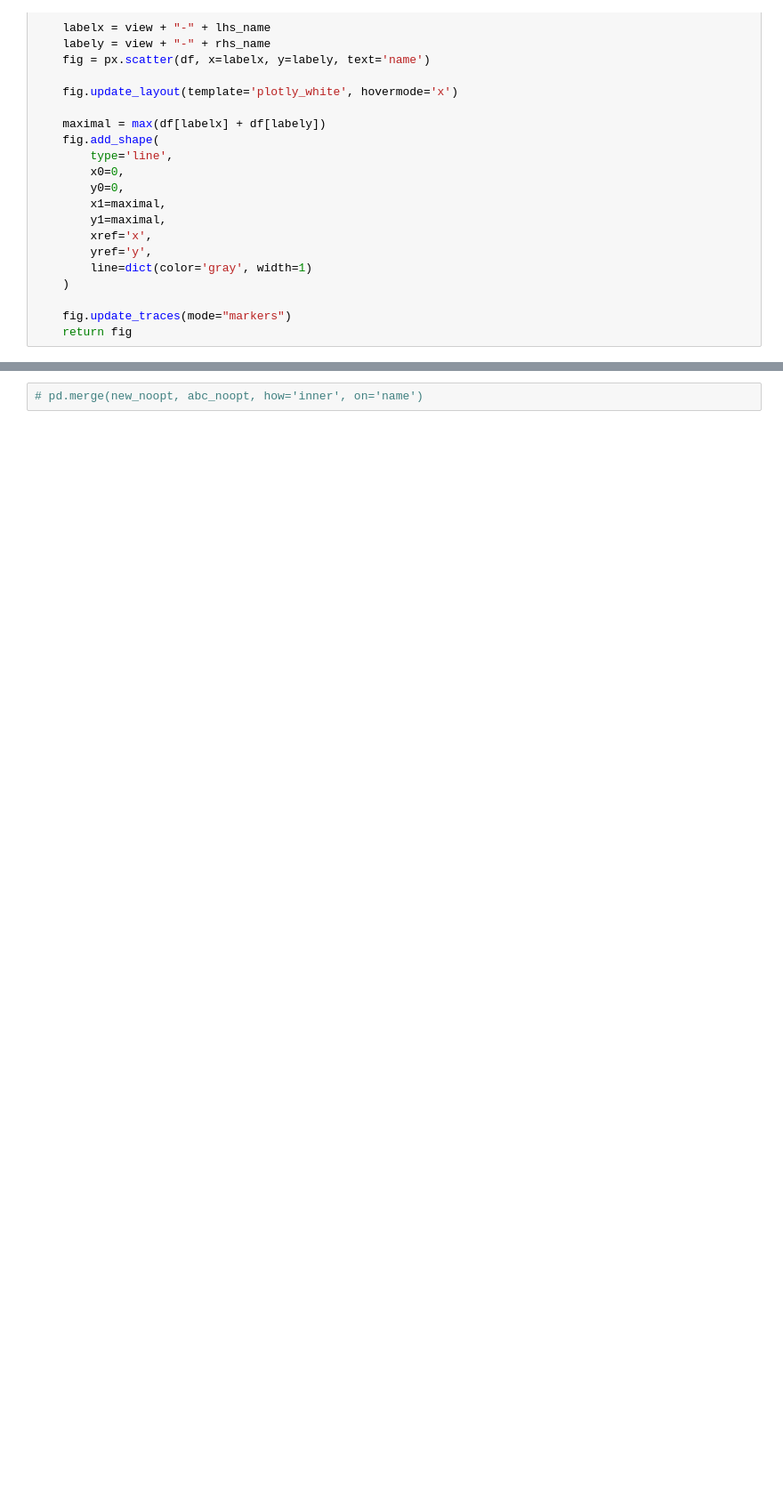
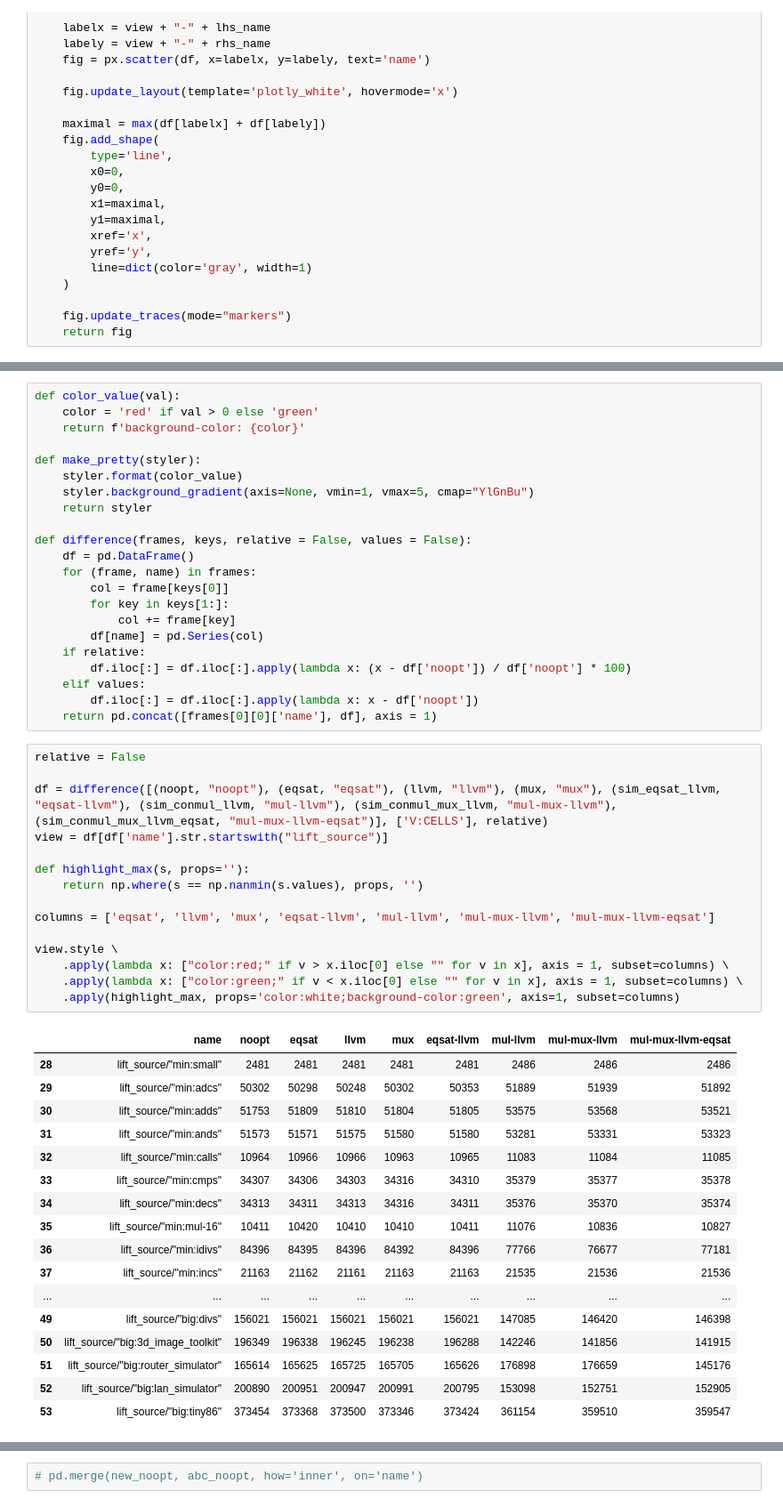
Before and after one commit to trailofbits/circuitous-benchmarks, a Jupyter notebook: scripts/stats.ipynb, the cells around one changed output, grey strips where cells are left out. Shown: that part at 89% size. Drawn from its saved outputs; the diff is of its cells as text; blank space fills up the shorter version.

```diff
--- a/scripts/stats.ipynb
+++ b/scripts/stats.ipynb
@@ -63,0 +93,55 @@ def scatter(lhs, rhs, view):
+# %%
+def color_value(val):
+    color = 'red' if val > 0 else 'green'
+    return f'background-color: {color}'
+
+def make_pretty(styler):
+    styler.format(color_value)
+    styler.background_gradient(axis=None, vmin=1, vmax=5, cmap="YlGnBu")
+    return styler
+
+def difference(frames, keys, relative = False, values = False):
+    df = pd.DataFrame()
+    for (frame, name) in frames:
+        col = frame[keys[0]]
+        for key in keys[1:]:
+            col += frame[key]
+        df[name] = pd.Series(col)
+    if relative:
+        df.iloc[:] = df.iloc[:].apply(lambda x: (x - df['noopt']) / df['noopt'] * 100)
+    elif values:
+        df.iloc[:] = df.iloc[:].apply(lambda x: x - df['noopt'])
+    return pd.concat([frames[0][0]['name'], df], axis = 1)
+# %%
+relative = False
+
+df = difference([(noopt, "noopt"), (eqsat, "eqsat"), (llvm, "llvm"), (mux, "mux"), (sim_eqsat_llvm, "eqsat-llvm"), (sim_conmul_llvm, "mul-llvm"), (sim_conmul_mux_llvm, "mul-mux-llvm"), (sim_conmul_mux_llvm_eqsat, "mul-mux-llvm-eqsat")], ['V:CELLS'], relative)
+view = df[df['name'].str.startswith("lift_source")]
+
+def highlight_max(s, props=''):
+    return np.where(s == np.nanmin(s.values), props, '')
+
+columns = ['eqsat', 'llvm', 'mux', 'eqsat-llvm', 'mul-llvm', 'mul-mux-llvm', 'mul-mux-llvm-eqsat']
+
+view.style \
+    .apply(lambda x: ["color:red;" if v > x.iloc[0] else "" for v in x], axis = 1, subset=columns) \
+    .apply(lambda x: ["color:green;" if v < x.iloc[0] else "" for v in x], axis = 1, subset=columns) \
+    .apply(highlight_max, props='color:white;background-color:green', axis=1, subset=columns)
+# %% [output]
+|  | name | noopt | eqsat | llvm | mux | eqsat-llvm | mul-llvm | mul-mux-llvm | mul-mux-llvm-eqsat |
+| 28 | lift_source/"min:small" | 2481 | 2481 | 2481 | 2481 | 2481 | 2486 | 2486 | 2486 |
+| 29 | lift_source/"min:adcs" | 50302 | 50298 | 50248 | 50302 | 50353 | 51889 | 51939 | 51892 |
+| 30 | lift_source/"min:adds" | 51753 | 51809 | 51810 | 51804 | 51805 | 53575 | 53568 | 53521 |
+| 31 | lift_source/"min:ands" | 51573 | 51571 | 51575 | 51580 | 51580 | 53281 | 53331 | 53323 |
+| 32 | lift_source/"min:calls" | 10964 | 10966 | 10966 | 10963 | 10965 | 11083 | 11084 | 11085 |
+| 33 | lift_source/"min:cmps" | 34307 | 34306 | 34303 | 34316 | 34310 | 35379 | 35377 | 35378 |
+| 34 | lift_source/"min:decs" | 34313 | 34311 | 34313 | 34316 | 34311 | 35376 | 35370 | 35374 |
+| 35 | lift_source/"min:mul-16" | 10411 | 10420 | 10410 | 10410 | 10411 | 11076 | 10836 | 10827 |
+| 36 | lift_source/"min:idivs" | 84396 | 84395 | 84396 | 84392 | 84396 | 77766 | 76677 | 77181 |
+| 37 | lift_source/"min:incs" | 21163 | 21162 | 21161 | 21163 | 21163 | 21535 | 21536 | 21536 |
+| ... | ... | ... | ... | ... | ... | ... | ... | ... | ... |
+| 49 | lift_source/"big:divs" | 156021 | 156021 | 156021 | 156021 | 156021 | 147085 | 146420 | 146398 |
+| 50 | lift_source/"big:3d_image_toolkit" | 196349 | 196338 | 196245 | 196238 | 196288 | 142246 | 141856 | 141915 |
+| 51 | lift_source/"big:router_simulator" | 165614 | 165625 | 165725 | 165705 | 165626 | 176898 | 176659 | 145176 |
+| 52 | lift_source/"big:lan_simulator" | 200890 | 200951 | 200947 | 200991 | 200795 | 153098 | 152751 | 152905 |
+| 53 | lift_source/"big:tiny86" | 373454 | 373368 | 373500 | 373346 | 373424 | 361154 | 359510 | 359547 |
```
Also changed, not shown: parts of 12 cells of this notebook, 3 other files.
